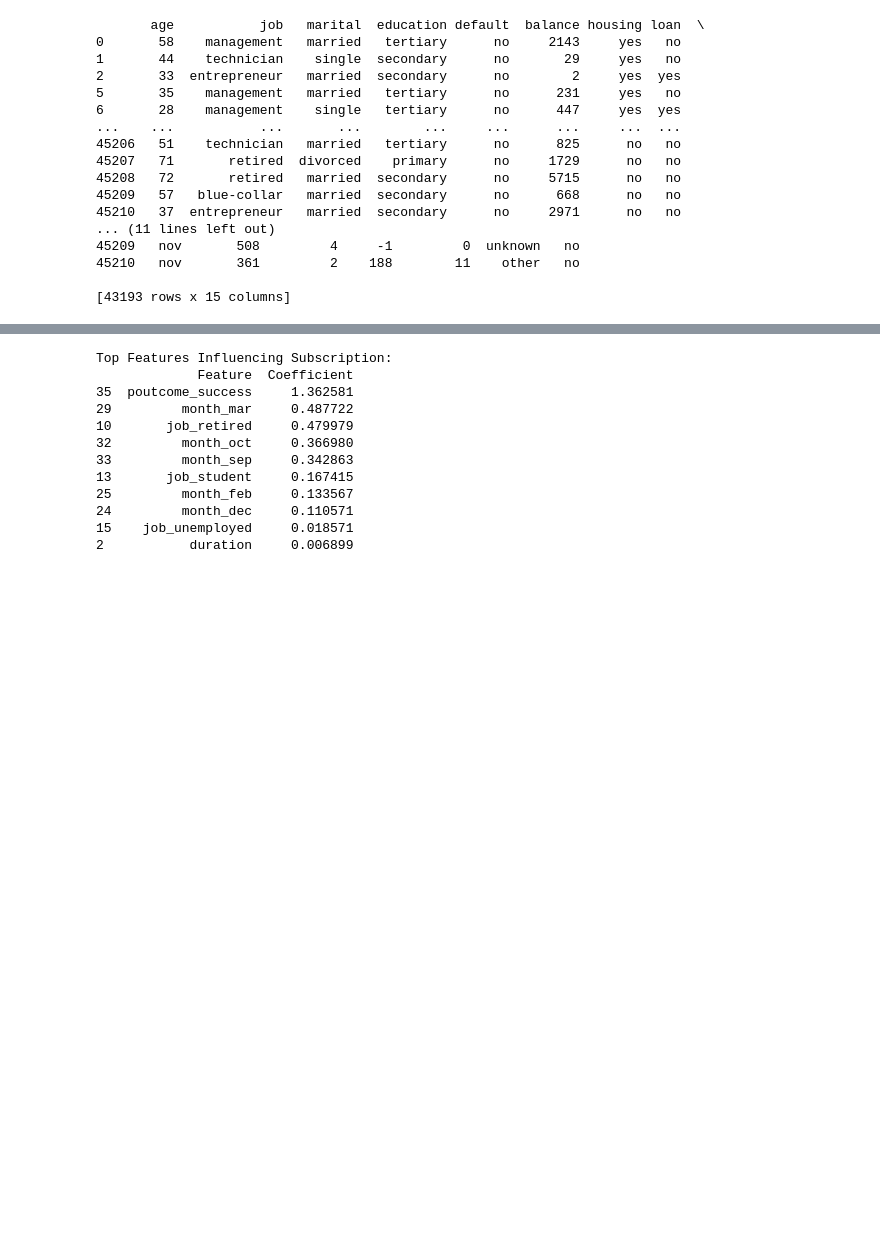
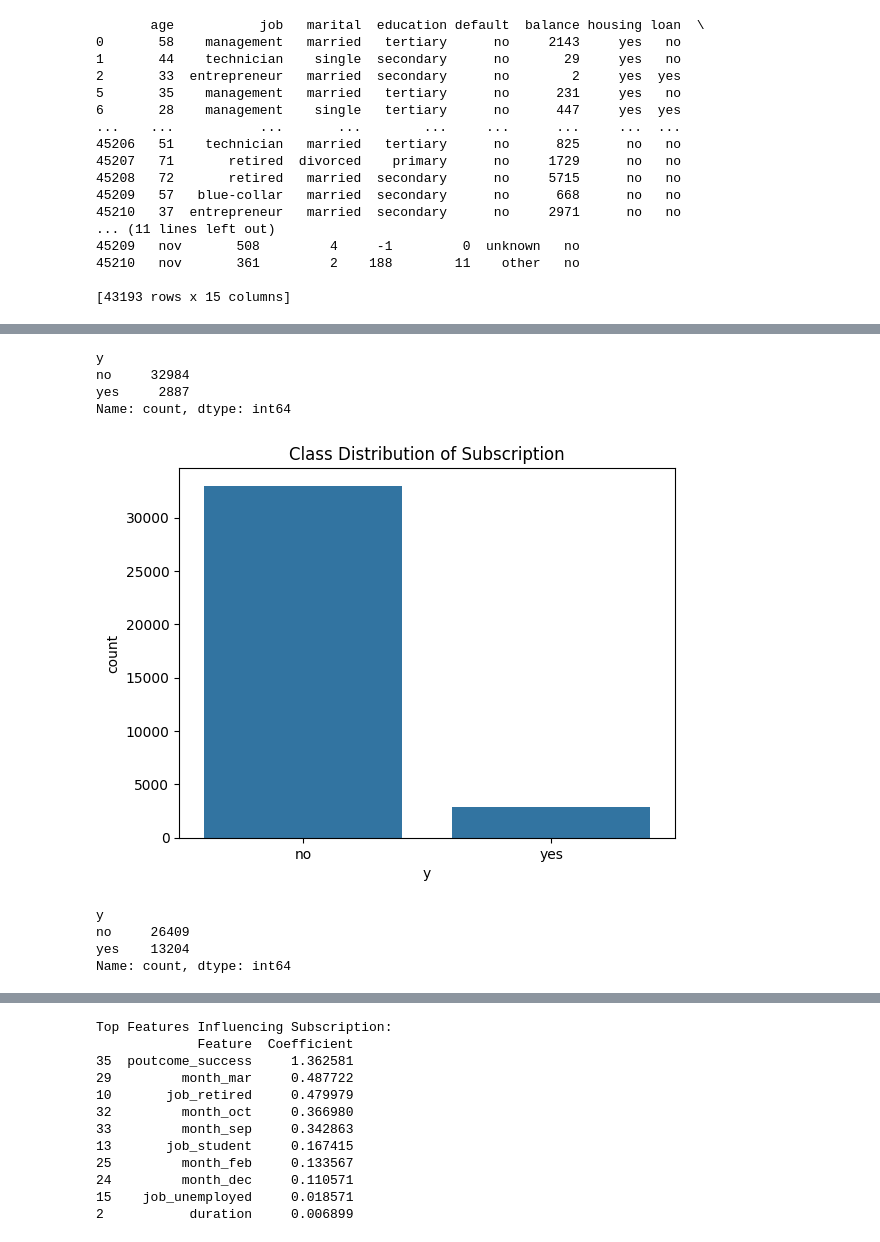
Before and after one commit to Janinduthenura/ML_coursework, a Jupyter notebook: file_explorore.ipynb, the cells around one changed output, grey strips where cells are left out. Cells and saved outputs as stored; diff of their text form; code cells hidden in the pictures; blank space fills up the shorter version.

```diff
--- a/file_explorore.ipynb
+++ b/file_explorore.ipynb
@@ -599,0 +600,35 @@ Name: y, Length: 34554, dtype: object
+# %%
+import pandas as pd
+
+# Count occurrences of each class
+print(df_cleaned['y'].value_counts())
+
+# Plot the distribution
+import seaborn as sns
+import matplotlib.pyplot as plt
+
+sns.countplot(x=df_cleaned['y'])
+plt.title("Class Distribution of Subscription")
+plt.show()
+# %% [output]
+y
+no     32984
+yes     2887
+Name: count, dtype: int64
+[figure, added]
+# %%
+from imblearn.over_sampling import SMOTE
+
+# Initialize SMOTE (Synthetic Minority Over-sampling Technique)
+smote = SMOTE(sampling_strategy=0.5, random_state=42)  # Adjust ratio as needed
+
+# Apply SMOTE to training data
+X_resampled, y_resampled = smote.fit_resample(X_train, y_train)
+
+# Check new class distribution
+print(pd.Series(y_resampled).value_counts())
+# %% [output]
+y
+no     26409
+yes    13204
+Name: count, dtype: int64
```
Also changed, not shown: parts of 7 cells of this notebook.
